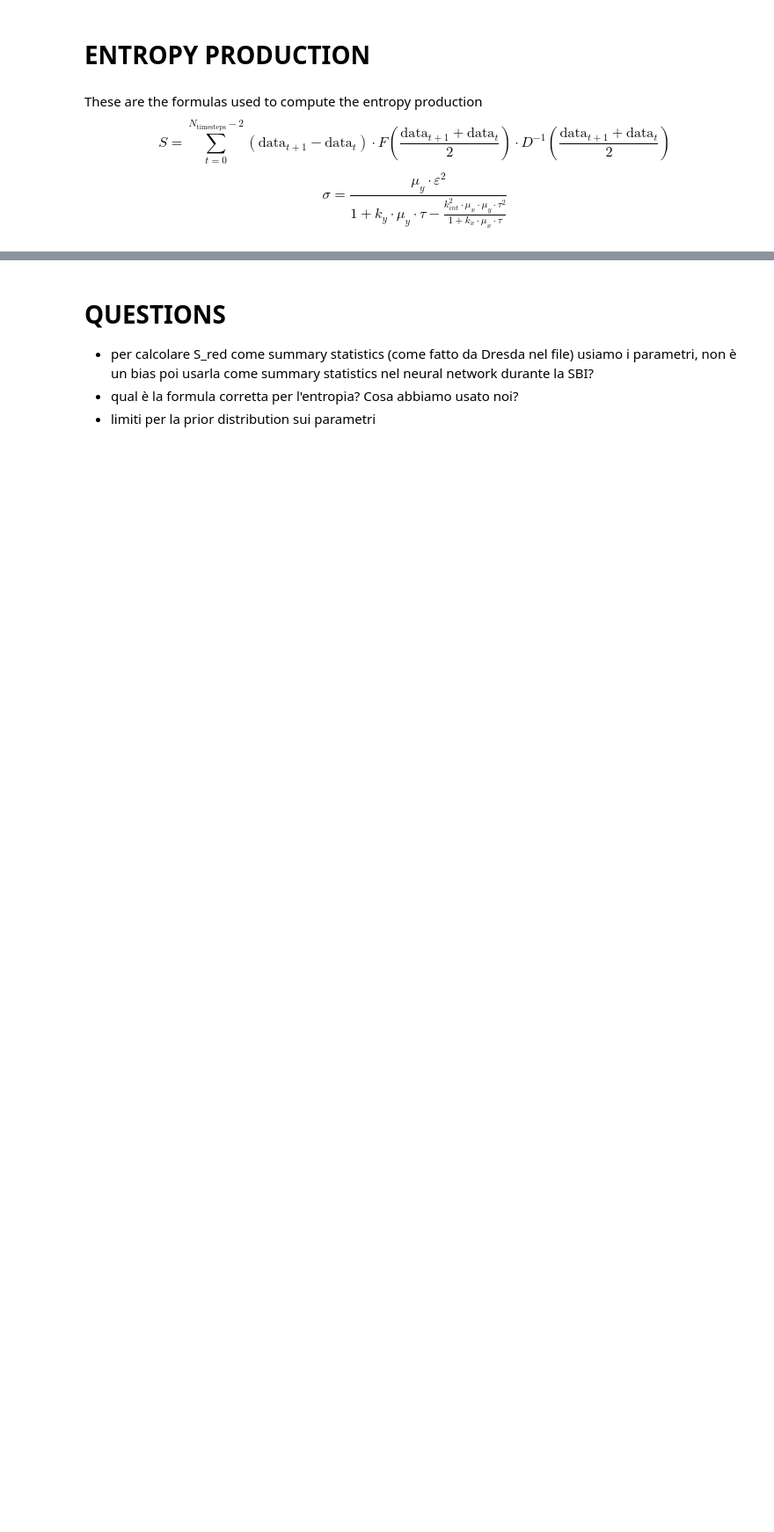
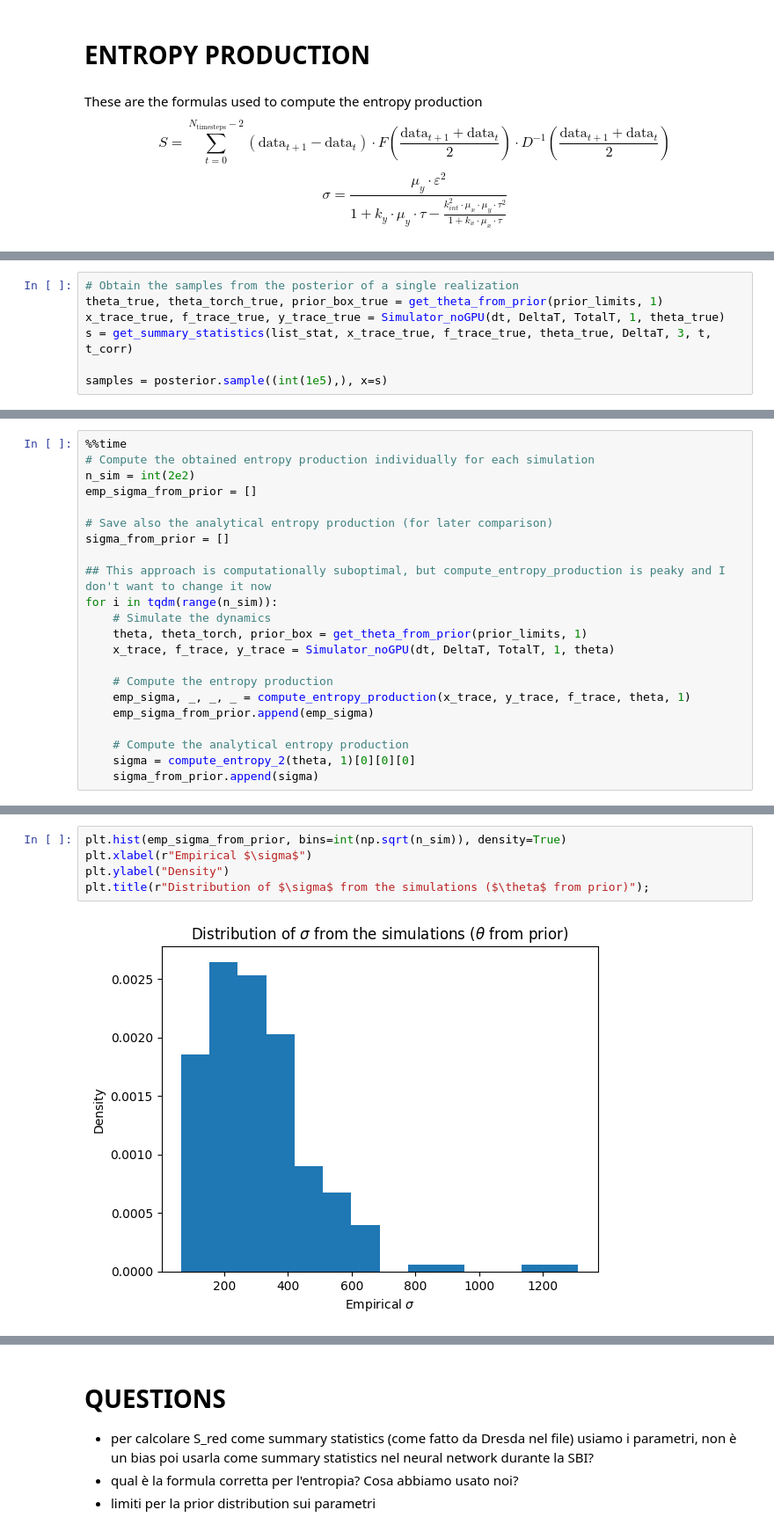
Before and after one commit to jacopocarotenuto/SBI_RedBloodCells, a Jupyter notebook: results.ipynb, the cells around one changed output, grey strips where cells are left out. Shown at 88% size. Drawn from its saved outputs; the diff is of its cells as text; blank space fills up the shorter version.

Commit message:
Some statistics

```diff
--- a/results.ipynb
+++ b/results.ipynb
@@ -325 +361,8 @@ plt.legend()
+# %%
+# Obtain the samples from the posterior of a single realization
+theta_true, theta_torch_true, prior_box_true = get_theta_from_prior(prior_limits, 1)
+x_trace_true, f_trace_true, y_trace_true = Simulator_noGPU(dt, DeltaT, TotalT, 1, theta_true)
+s = get_summary_statistics(list_stat, x_trace_true, f_trace_true, theta_true, DeltaT, 3, t, t_corr)
+
+samples = posterior.sample((int(1e5),), x=s)
 # %%
@@ -343,0 +398,22 @@ plt.hist(sigma_samples, bins=int(np.sqrt(len(sigma_samples))));
+# %%
+%%time
+# Compute the obtained entropy production individually for each simulation
+n_sim = int(2e2)
+emp_sigma_from_prior = []
+
+# Save also the analytical entropy production (for later comparison)
+sigma_from_prior = []
+
+## This approach is computationally suboptimal, but compute_entropy_production is peaky and I don't want to change it now
+for i in tqdm(range(n_sim)):
+    # Simulate the dynamics
+    theta, theta_torch, prior_box = get_theta_from_prior(prior_limits, 1)
+    x_trace, f_trace, y_trace = Simulator_noGPU(dt, DeltaT, TotalT, 1, theta)
+
+    # Compute the entropy production
+    emp_sigma, _, _, _ = compute_entropy_production(x_trace, y_trace, f_trace, theta, 1)
+    emp_sigma_from_prior.append(emp_sigma)
+
+    # Compute the analytical entropy production
+    sigma = compute_entropy_2(theta, 1)[0][0][0]
+    sigma_from_prior.append(sigma)
@@ -343,0 +423,7 @@ plt.hist(sigma_samples, bins=int(np.sqrt(len(sigma_samples))));
+# %%
+plt.hist(emp_sigma_from_prior, bins=int(np.sqrt(n_sim)), density=True)
+plt.xlabel(r"Empirical $\sigma$")
+plt.ylabel("Density")
+plt.title(r"Distribution of $\sigma$ from the simulations ($\theta$ from prior)");
+# %% [output]
+[figure, added]
```
Also changed, not shown: parts of 33 cells of this notebook.
